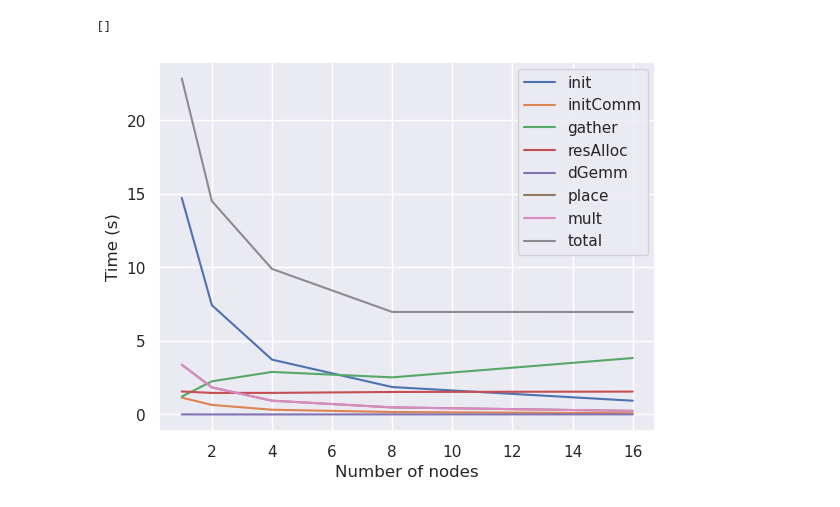
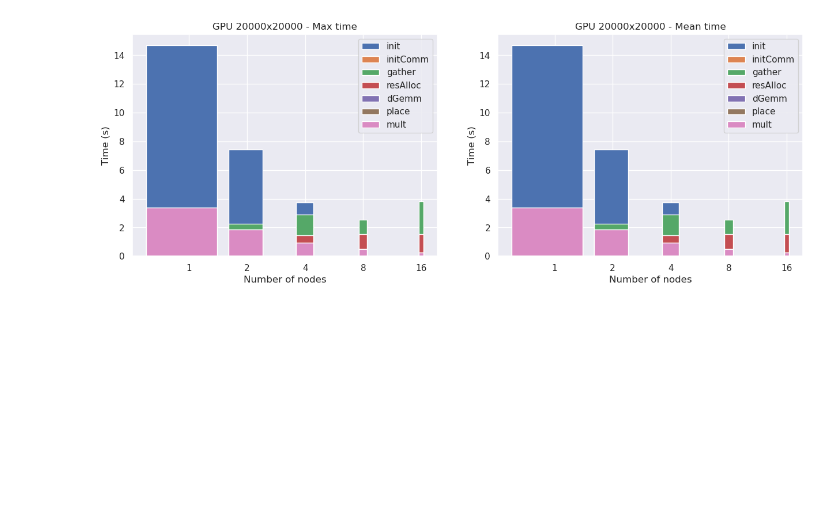
Before and after one commit to DavideRossi1/AdvancedHPC-Project, a Jupyter notebook: Distributed_MatMul/data/plots.ipynb, the cells around one changed output. Cells and saved outputs as stored; diff of their text form; code cells hidden in the pictures; blank space fills up the shorter version.

Commit message:
Added files for Jacobi with working MPI init

```diff
--- a/Distributed_MatMul/data/plots.ipynb
+++ b/Distributed_MatMul/data/plots.ipynb
@@ -7,35 +7,3 @@ import pandas as pd
 import os
 
 sns.set_theme()
-# %%
-file = "gpu20000.csv"
-nIter = 5
-
-data = pd.read_csv(file,header=0,sep=";")
-init = data["init"]
-initComm = data["initComm"]
-gather = data["gather"]
-resAlloc = data["resAlloc"]
-dGemm = data["dGemm"]
-place = data["place"]
-mult = data["mult"]
-total = data["total"]
-initMeans = [init[i:i+nIter].mean() for i in range(0, len(init), nIter)]
-initCommMeans = [initComm[i:i+nIter].mean() for i in range(0, len(initComm), nIter)]
-gatherMeans = [gather[i:i+nIter].mean() for i in range(0, len(gather), nIter)]
-resAllocMeans = [resAlloc[i:i+nIter].mean() for i in range(0, len(resAlloc), nIter)]
-dGemmMeans = [dGemm[i:i+nIter].mean() for i in range(0, len(dGemm), nIter)]
-placeMeans = [place[i:i+nIter].mean() for i in range(0, len(place), nIter)]
-multMeans = [mult[i:i+nIter].mean() for i in range(0, len(mult), nIter)]
-totalMeans = [total[i:i+nIter].mean() for i in range(0, len(total), nIter)]
-dataLists = [initMeans, initCommMeans, gatherMeans, resAllocMeans, dGemmMeans, placeMeans, multMeans, totalMeans]
-xLabels = [2**i for i in range(5)]
-for i in range(len(dataLists)):
-    plt.plot(xLabels, dataLists[i], label=data.columns[i])
-plt.xlabel("Number of nodes")
-plt.ylabel("Time (s)")
-plt.legend()
-plt.plot()
-# %% [output]
-[]
-[figure, removed]
@@ -41,0 +65,4 @@ plt.plot()
+# %%
+plotDataStackBar("gpu20000double.csv",5,"GPU 20000x20000")
+# %% [output]
+[figure, added]
```
Also changed, not shown: parts of 1 cell of this notebook, 19 other files.
